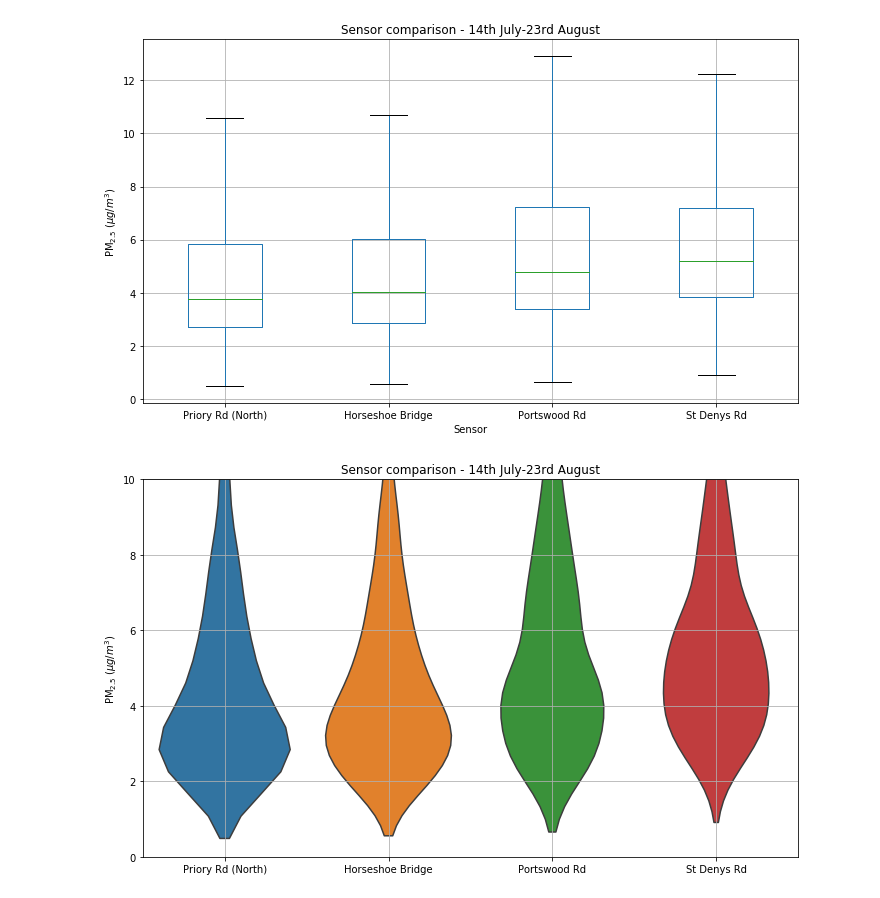
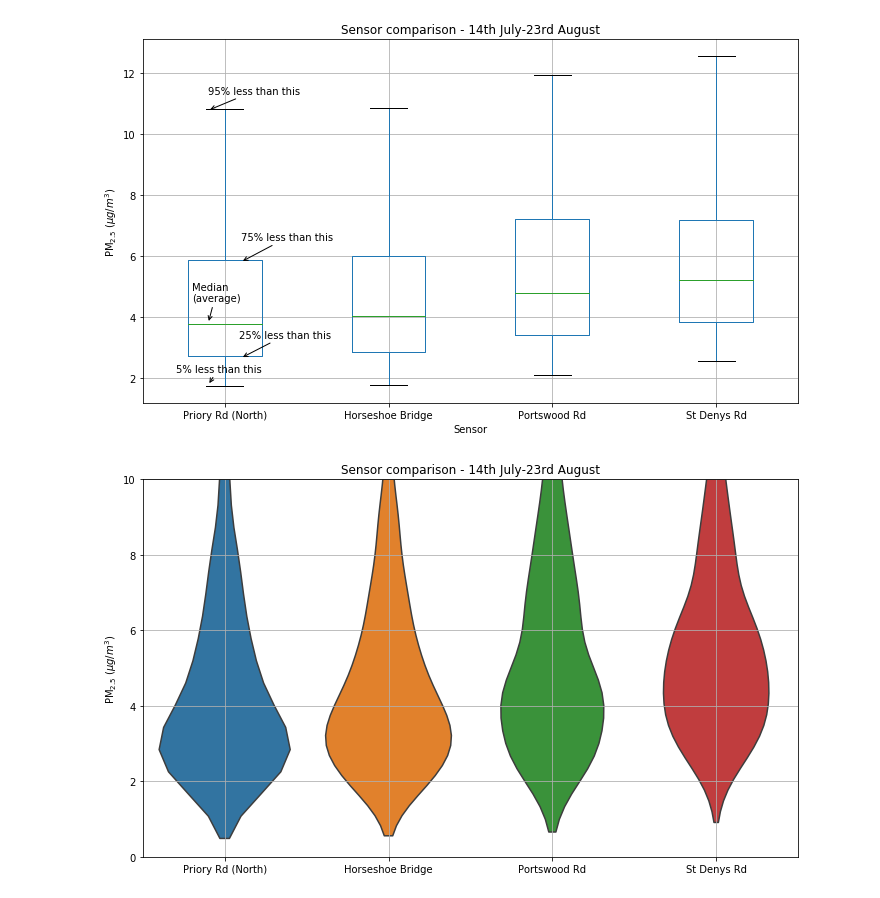
Before and after one commit to robintw/Breathing-Spaces-code, a Jupyter notebook: Plot All Sensors Box Plot - Later Period.ipynb, the cells around one changed output. Drawn from its saved outputs; the diff is of its cells as text; code cells hidden in the pictures.

Commit message:
Added and updated more plot notebooks

```diff
--- a/Plot All Sensors Box Plot - Later Period.ipynb
+++ b/Plot All Sensors Box Plot - Later Period.ipynb
@@ -24,13 +31,20 @@ subset = subset.drop(['nesta-8', 'nesta-5', 'nesta-1'], axis=1)
 # %%
-subset.rename(columns=ID_to_name).boxplot(showfliers=False, figsize=(10,6))
+subset.rename(columns=ID_to_name).boxplot(showfliers=False, figsize=(10,6), whis=[5, 95])
 plt.suptitle('')
 plt.title('Sensor comparison - 14th July-23rd August')
 plt.ylabel(r'$\mathrm{PM}_{2.5}$ ($\mu g / m^3$)')
 plt.xlabel('Sensor')
 plt.tight_layout()
 plt.savefig('graphs/SensorsBoxplot_JulOnwards.png', dpi=300)
+plt.annotate('Median\n(average)', (0.9, 3.8), xytext=(0.8, 4.5), arrowprops={'arrowstyle':'->'})
+plt.annotate('75% less than this', (1.1, 5.8), xytext=(1.1, 6.5), arrowprops={'arrowstyle':'->'})
+plt.annotate('25% less than this', (1.1, 2.65), xytext=(1.09, 3.3), arrowprops={'arrowstyle':'->'})
+plt.annotate('95% less than this', (0.9, 10.77), xytext=(0.9, 11.3), arrowprops={'arrowstyle':'->'})
+plt.annotate('5% less than this', (0.9, 1.77), xytext=(0.7, 2.2), arrowprops={'arrowstyle':'->'})
+plt.tight_layout()
+plt.savefig('graphs/SensorsBoxplot_JulOnwards_Ann2.png', dpi=300)
 # %% [output]
-[figure, old version]
+[figure, new version]
 # %%
 import seaborn as sns
 # %%
```
Also changed, not shown: parts of 2 cells of this notebook, 16 other files.
